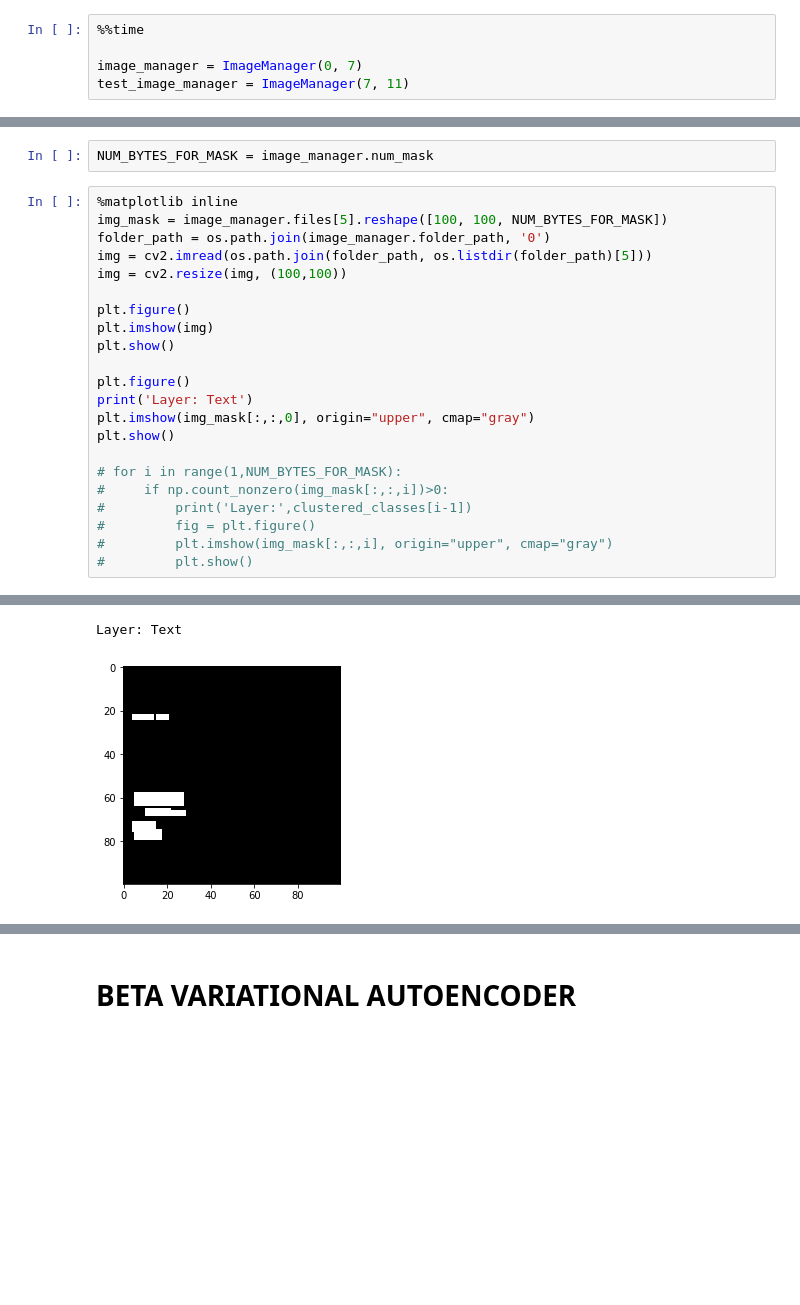
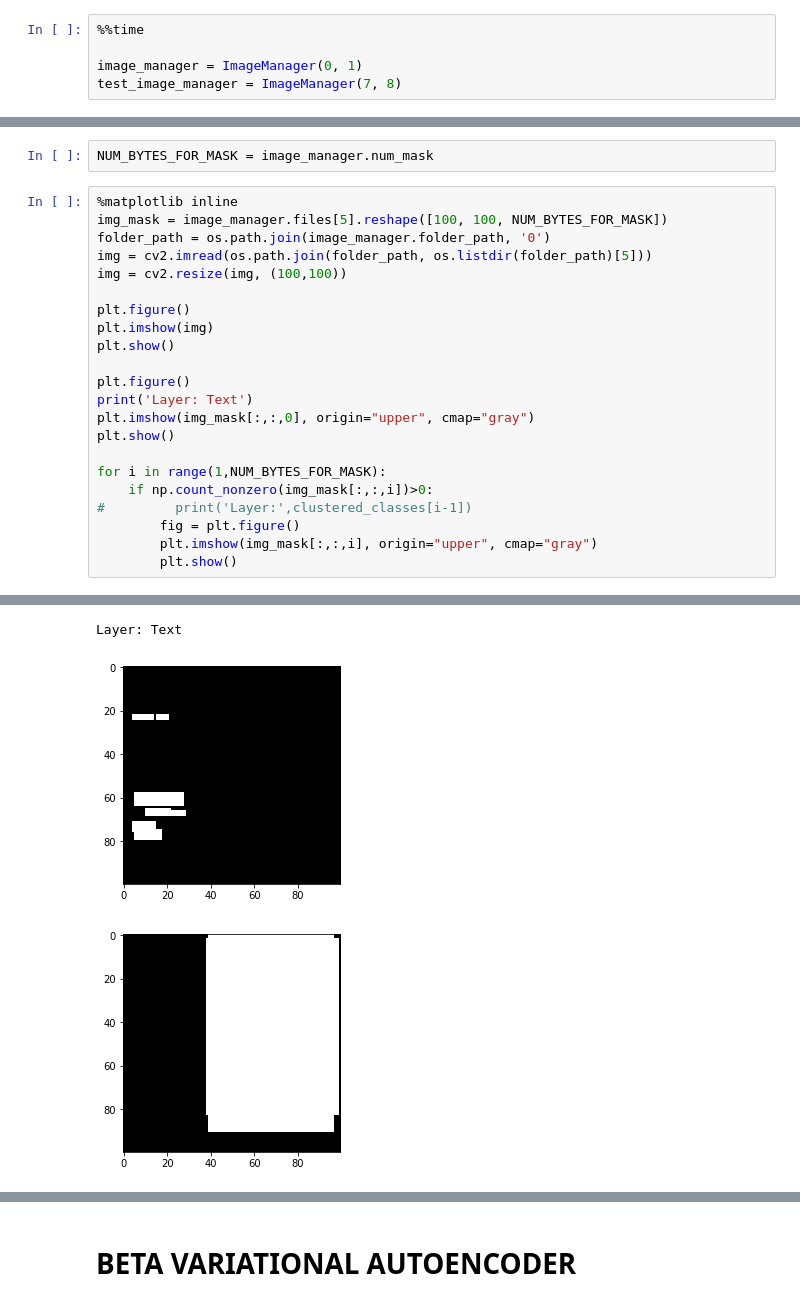
Before and after one commit to samanta-anupam/Myriad-Ad-Generation, a Jupyter notebook: models/research/object_detection/Final Changes.ipynb, the cells around one changed output, grey strips where cells are left out. Drawn from its saved outputs; the diff is of its cells as text; blank space fills up the shorter version.

```diff
--- a/models/research/object_detection/Final Changes.ipynb
+++ b/models/research/object_detection/Final Changes.ipynb
@@ -28,6 +27,6 @@ from pprint import pprint
 # %%
 %%time
 
-image_manager = ImageManager(0, 7)
-test_image_manager = ImageManager(7, 11)
+image_manager = ImageManager(0, 1)
+test_image_manager = ImageManager(7, 8)
 # %% [output]
@@ -40,26 +41,27 @@ NUM_BYTES_FOR_MASK = image_manager.num_mask
 # %%
 %matplotlib inline
 img_mask = image_manager.files[5].reshape([100, 100, NUM_BYTES_FOR_MASK])
 folder_path = os.path.join(image_manager.folder_path, '0')
 img = cv2.imread(os.path.join(folder_path, os.listdir(folder_path)[5]))
 img = cv2.resize(img, (100,100))
 
 plt.figure()
 plt.imshow(img)
 plt.show()
 
 plt.figure()
 print('Layer: Text')
 plt.imshow(img_mask[:,:,0], origin="upper", cmap="gray")
 plt.show()
 
-# for i in range(1,NUM_BYTES_FOR_MASK):
-#     if np.count_nonzero(img_mask[:,:,i])>0:
+for i in range(1,NUM_BYTES_FOR_MASK):
+    if np.count_nonzero(img_mask[:,:,i])>0:
 #         print('Layer:',clustered_classes[i-1])
-#         fig = plt.figure()
-#         plt.imshow(img_mask[:,:,i], origin="upper", cmap="gray")
-#         plt.show()
+        fig = plt.figure()
+        plt.imshow(img_mask[:,:,i], origin="upper", cmap="gray")
+        plt.show()
 # %% [output]
 [figure]
 Layer: Text
 [figure]
+[figure, added]
```
Also changed, not shown: parts of 22 cells of this notebook, 3 other files.
